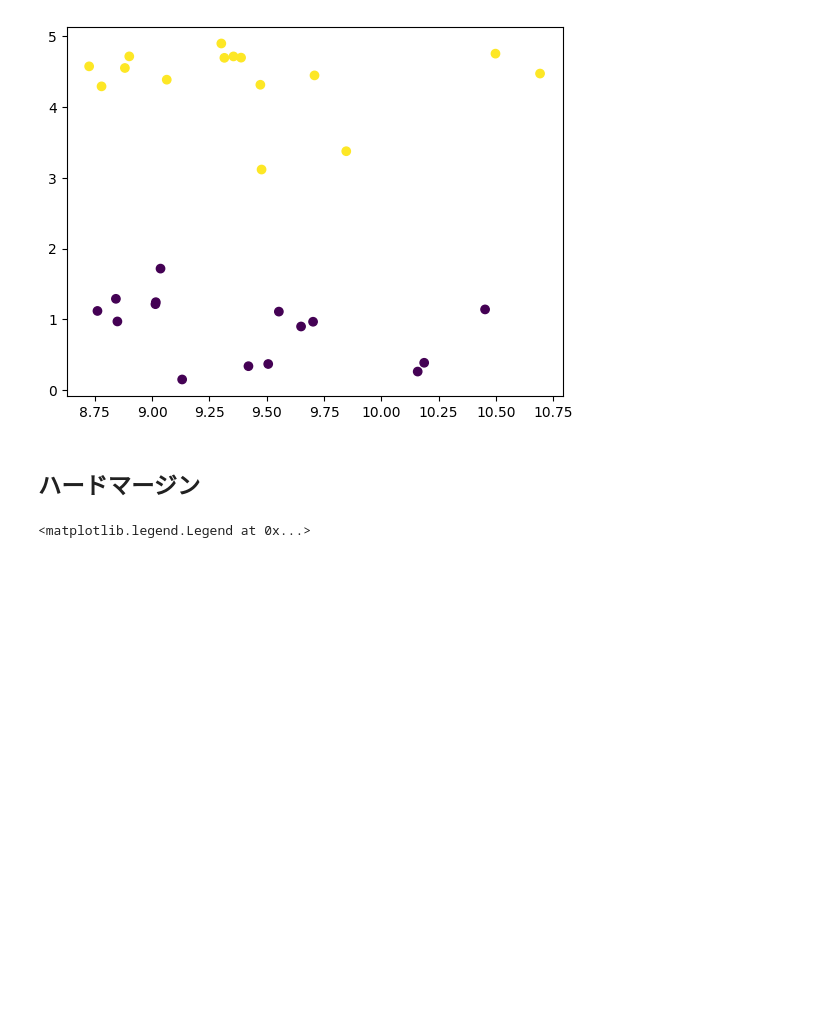
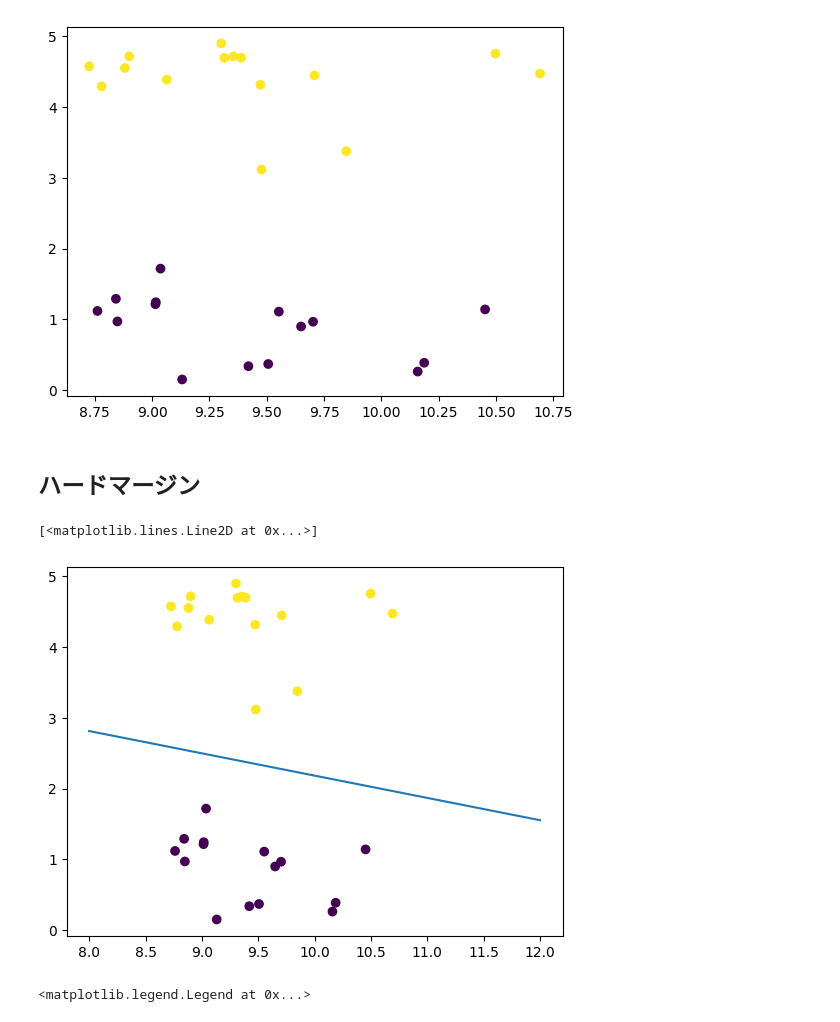
Before and after one commit to ebikazuki/zerotsuku_svm, a Jupyter notebook: svm.ipynb, the cells around one changed output. Drawn from its saved outputs; the diff is of its cells as text; code cells hidden in the pictures; blank space fills up the shorter version.

```diff
--- a/svm.ipynb
+++ b/svm.ipynb
@@ -78,19 +78,18 @@ plt.scatter(X_train[:,0],X_train[:,1],c=Y_train)
 # %%
 # scikit-learnの場合
 import numpy as np
-from sklearn.svm import LinearSVC
-import sklearn.svm as svm
+from sklearn.svm import SVC
 
-svm.
-
-model = LinearSVC(max_iter=1000)  #1000だと収束しない
+model = SVC(kernel="linear",C=10e10)
 result = model.fit(X_train, Y_train)
-
 plt.scatter(X_train[:,0],X_train[:,1],c=Y_train)
 
 result_x0 = np.linspace(8,12)
 result_x1 = (-result.coef_[0,0]*result_x0 - result.intercept_)/result.coef_[0,1]
 plt.plot(result_x0,result_x1)
+# %% [output]
+[<matplotlib.lines.Line2D at 0x...>]
+[figure, added]
 # %%
 
 from sklearn.svm import LinearSVC
```
